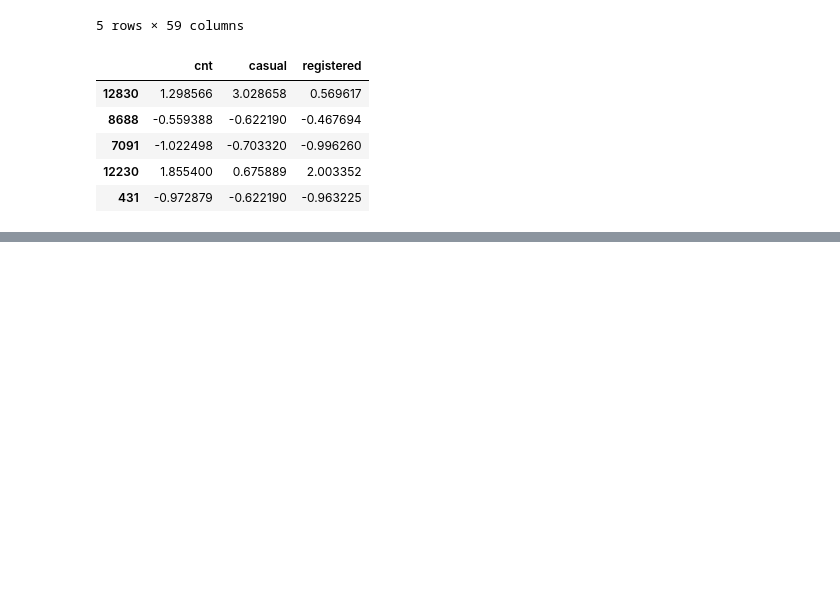
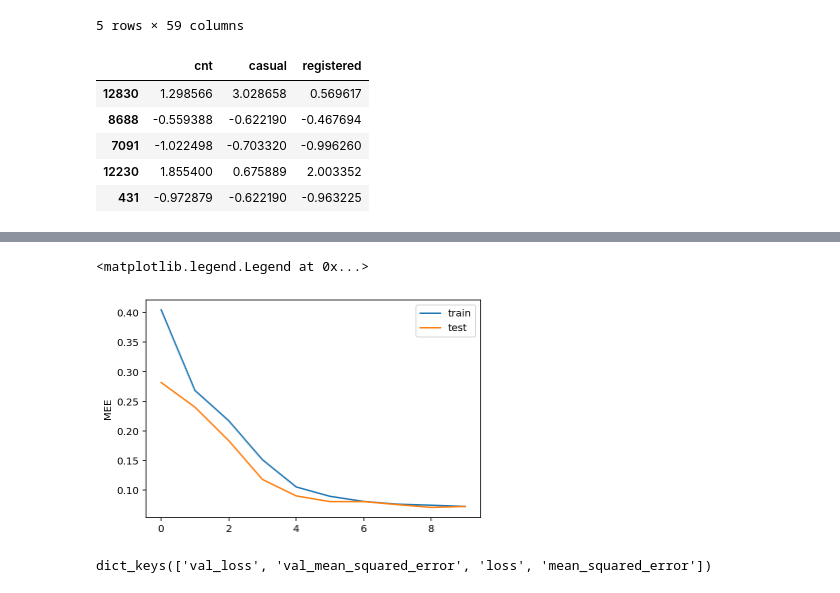
Before and after one commit to mzhoolideh/Deep_Learning_Master, a Jupyter notebook: bikesharing.ipynb, the cells around one changed output, grey strips where cells are left out. Cells and saved outputs as stored; diff of their text form; code cells hidden in the pictures; blank space fills up the shorter version.

Commit message:
Keras used to train the model

```diff
--- a/bikesharing.ipynb
+++ b/bikesharing.ipynb
@@ -93,0 +99,10 @@ y_test.head()
+# %%
+indim = X_train.shape[1]
+model = Sequential()
+model.add(Dense(8, input_dim=indim, activation='sigmoid'))
+model.add(Dense(1))
+# %%
+opt = keras.optimizers.Adam(learning_rate=0.01)
+model.compile(loss='mean_squared_error', optimizer=opt, metrics=['mean_squared_error'])
+# %%
+model.fit(X_train, y_train['cnt'], epochs=10, batch_size=10, validation_split = 0.05)
@@ -93,0 +128,19 @@ y_test.head()
+# %%
+from matplotlib import pyplot
+# generate 2d classification dataset
+
+# fit model
+history = model.fit(X_train, y_train['cnt'], validation_data=(X_test, y_test['cnt']), epochs=10, verbose=0)
+
+# learning curves of model accuracy
+pyplot.plot(history.history['mean_squared_error'], label='train')
+pyplot.plot(history.history['val_mean_squared_error'], label='test')
+pyplot.ylabel('MEE')
+pyplot.legend()
+# %% [output]
+<matplotlib.legend.Legend at 0x...>
+[figure, added]
+# %%
+history.history.keys()
+# %% [output]
+dict_keys(['val_loss', 'val_mean_squared_error', 'loss', 'mean_squared_error'])
```
Also changed, not shown: parts of 3 cells of this notebook.
